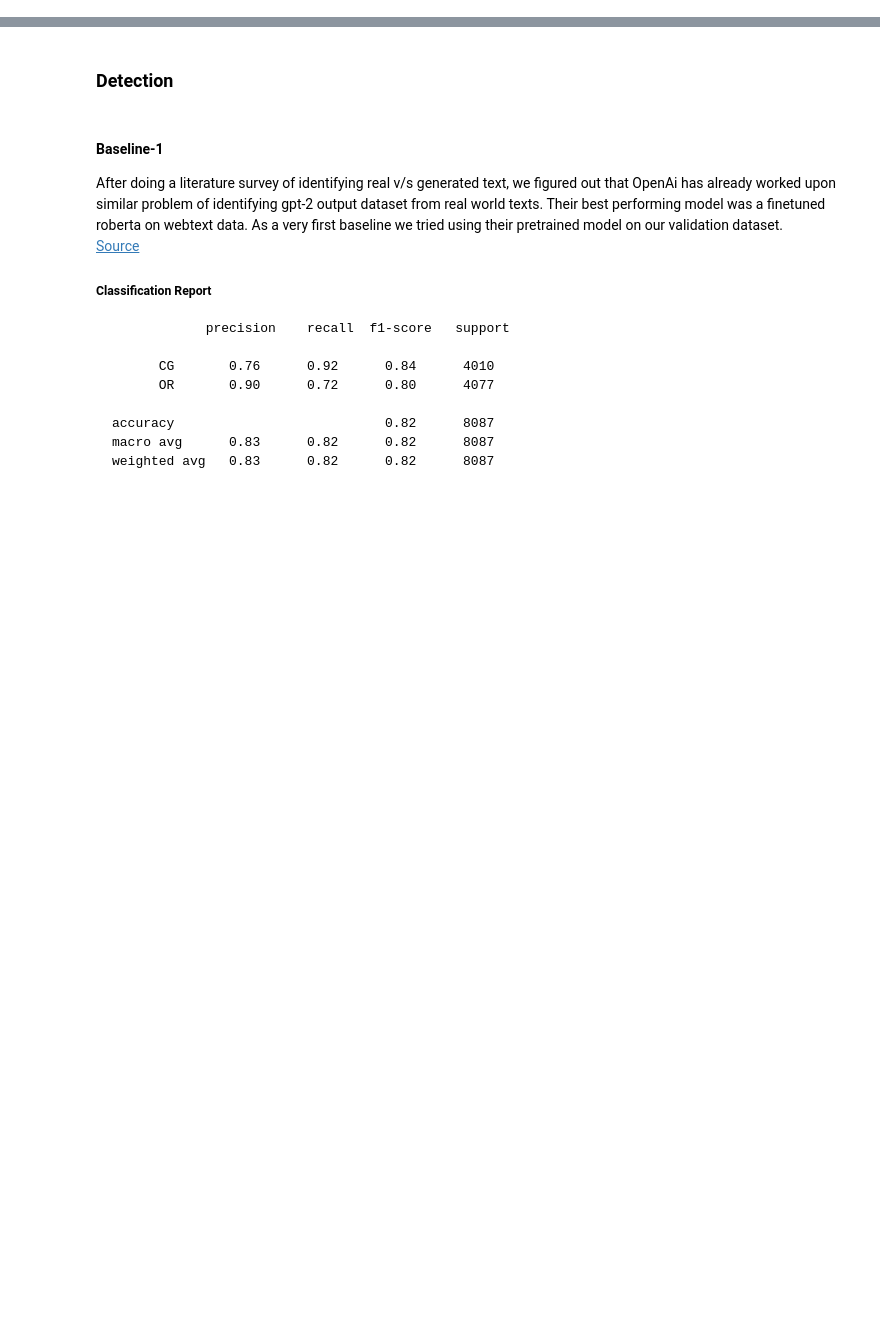
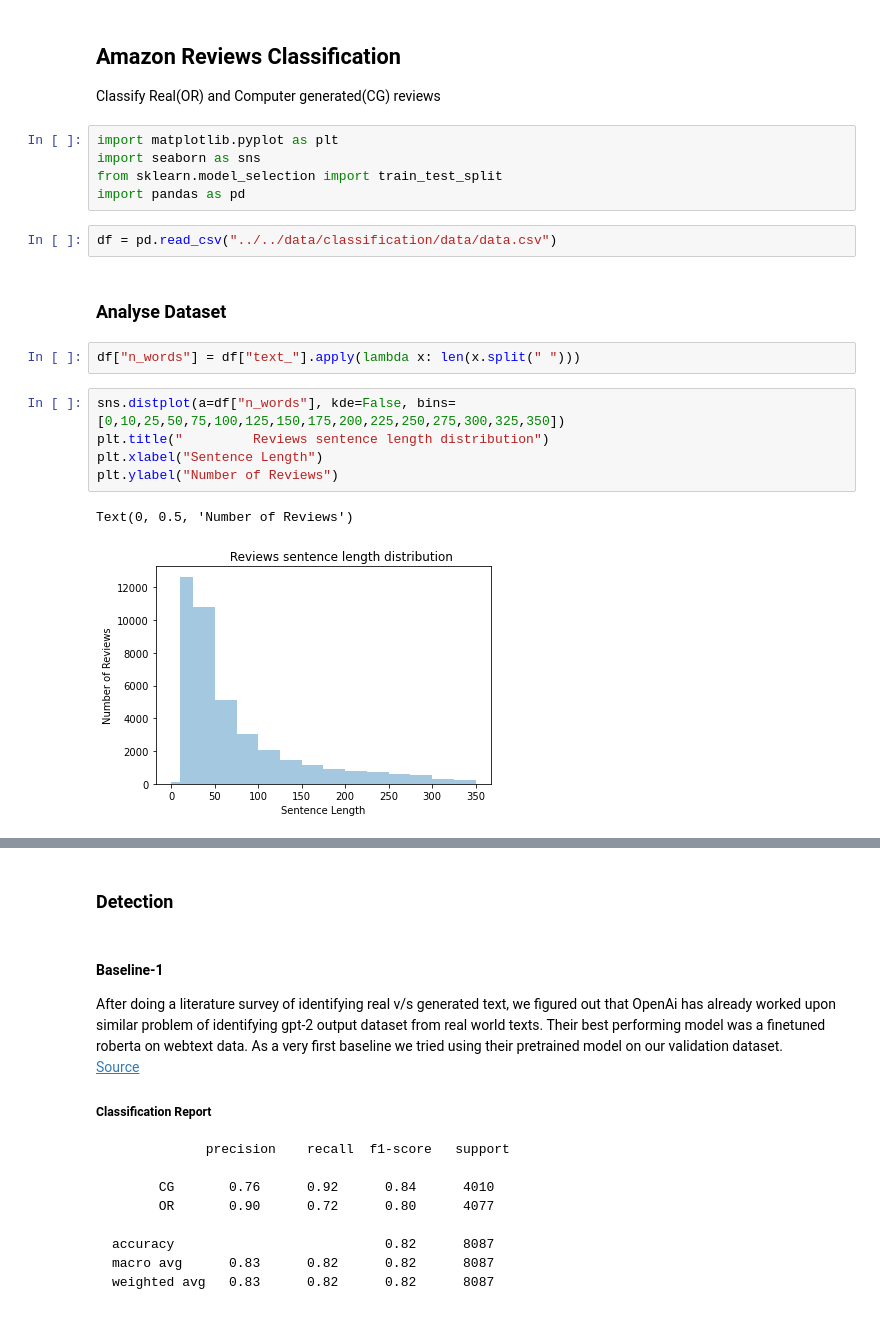
Before and after one commit to joolsa/FakeReviews, a Jupyter notebook: nbs/classification/FinalReport.ipynb, the cells around one changed output, grey strips where cells are left out. Drawn from its saved outputs; the diff is of its cells as text; blank space fills up the shorter version.

Commit message:
add sentence length, ratings plots

```diff
--- a/nbs/classification/FinalReport.ipynb
+++ b/nbs/classification/FinalReport.ipynb
@@ -0,0 +1,22 @@
+# %% [markdown]
+## Amazon Reviews Classification
+Classify Real(OR) and Computer generated(CG) reviews
+# %%
+import matplotlib.pyplot as plt
+import seaborn as sns
+from sklearn.model_selection import train_test_split
+import pandas as pd
+# %%
+df = pd.read_csv("../../data/classification/data/data.csv")
+# %% [markdown]
+### Analyse Dataset
+# %%
+df["n_words"] = df["text_"].apply(lambda x: len(x.split(" ")))
+# %%
+sns.distplot(a=df["n_words"], kde=False, bins=[0,10,25,50,75,100,125,150,175,200,225,250,275,300,325,350])
+plt.title("         Reviews sentence length distribution")
+plt.xlabel("Sentence Length")
+plt.ylabel("Number of Reviews")
+# %% [output]
+Text(0, 0.5, 'Number of Reviews')
+[figure, added]
```
Also changed, not shown: parts of 19 cells of this notebook.
